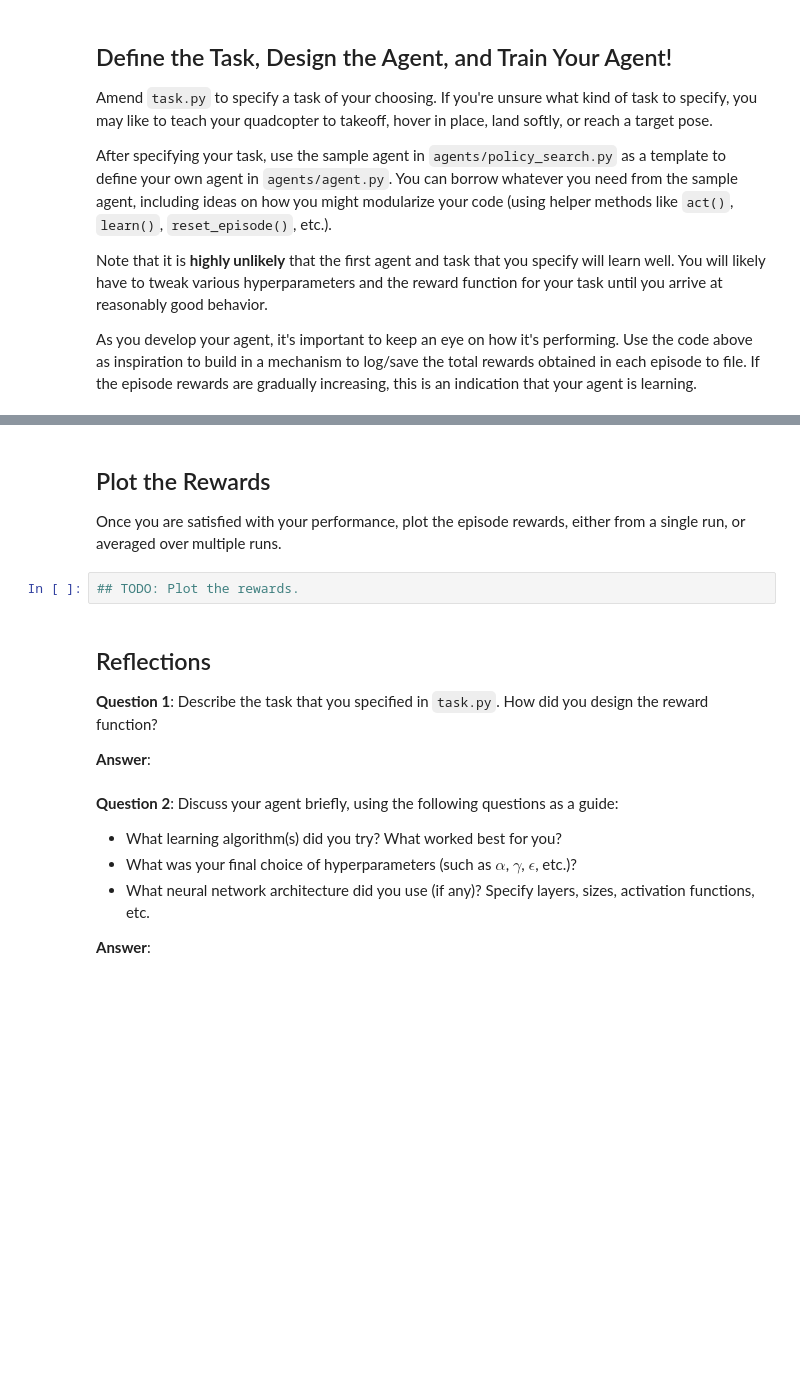
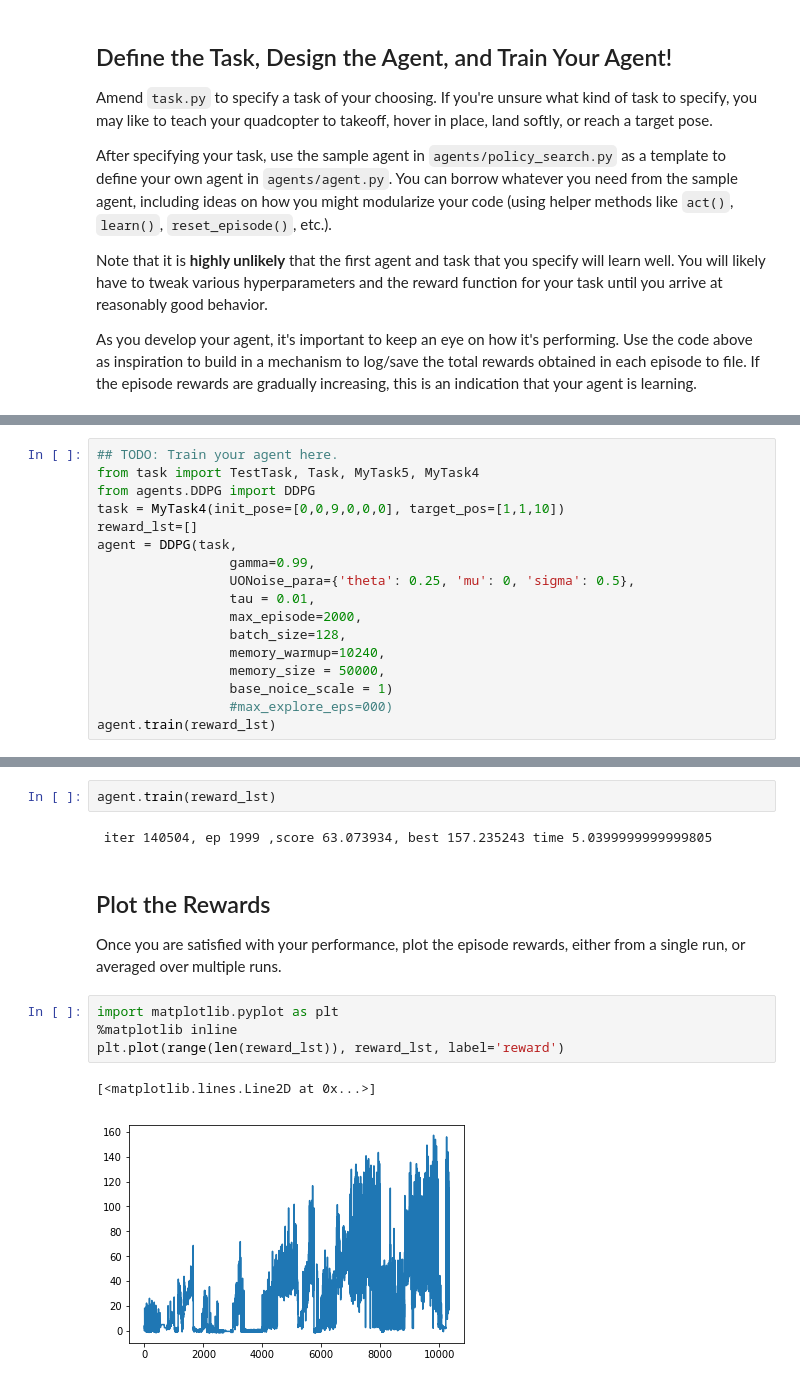
Before and after one commit to 4862837083/RL-Quadcopter-2, a Jupyter notebook: Quadcopter_Project.ipynb, the cells around one changed output, grey strips where cells are left out. Saved outputs shown, nothing was run; the diff lists cells and outputs as text; blank space fills up the shorter version.

Commit message:
4 dim reduce action range to 400-500 pass, hw wrap up

```diff
--- a/Quadcopter_Project.ipynb
+++ b/Quadcopter_Project.ipynb
@@ -241,0 +215,17 @@ As you develop your agent, it's important to keep an eye on how it's performing.
+# %%
+## TODO: Train your agent here.
+from task import TestTask, Task, MyTask5, MyTask4
+from agents.DDPG import DDPG
+task = MyTask4(init_pose=[0,0,9,0,0,0], target_pos=[1,1,10])
+reward_lst=[]
+agent = DDPG(task,
+                 gamma=0.99,
+                 UONoise_para={'theta': 0.25, 'mu': 0, 'sigma': 0.5},
+                 tau = 0.01,
+                 max_episode=2000,
+                 batch_size=128,
+                 memory_warmup=10240,
+                 memory_size = 50000,
+                 base_noice_scale = 1)
+                 #max_explore_eps=000)
+agent.train(reward_lst)
@@ -242,20 +242,15 @@ As you develop your agent, it's important to keep an eye on how it's performing.
+# %%
+agent.train(reward_lst)
+# %% [output]
+ iter 140504, ep 1999 ,score 63.073934, best 157.235243 time 5.0399999999999805
 # %% [markdown]
 ## Plot the Rewards
 
 Once you are satisfied with your performance, plot the episode rewards, either from a single run, or averaged over multiple runs.
-# %%
-## TODO: Plot the rewards.
-# %% [markdown]
-## Reflections
-
-**Question 1**: Describe the task that you specified in `task.py`.  How did you design the reward function?
-
-**Answer**:
-# %% [markdown]
-**Question 2**: Discuss your agent briefly, using the following questions as a guide:
-
-- What learning algorithm(s) did you try? What worked best for you?
-- What was your final choice of hyperparameters (such as $\alpha$, $\gamma$, $\epsilon$, etc.)?
-- What neural network architecture did you use (if any)? Specify layers, sizes, activation functions, etc.
-
-**Answer**:
+# %%
+import matplotlib.pyplot as plt
+%matplotlib inline
+plt.plot(range(len(reward_lst)), reward_lst, label='reward')
+# %% [output]
+[<matplotlib.lines.Line2D at 0x...>]
+[figure, added]
```
Also changed, not shown: parts of 23 cells of this notebook, 6 other files.
